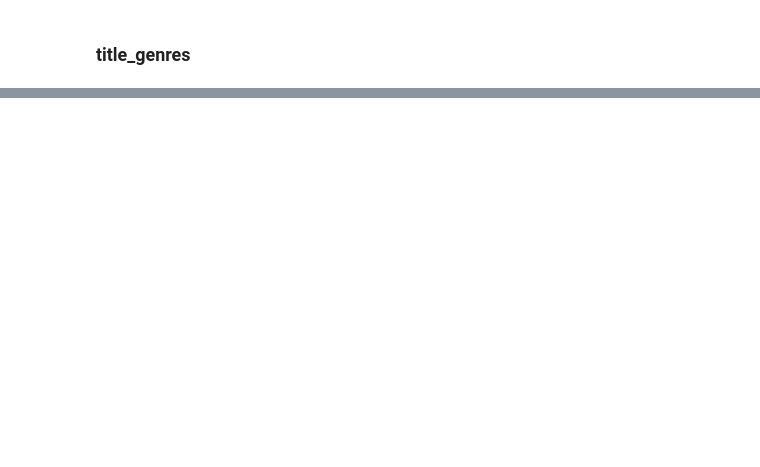
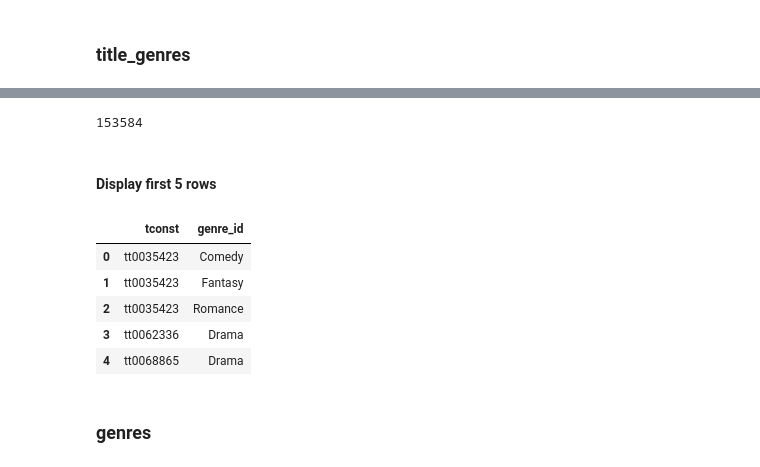
Before and after one commit to Jalicia-Harris/Box-Office-Predictions, a Jupyter notebook: IMDB Stackholder Database.ipynb, the cells around one changed output, grey strips where cells are left out. Drawn from its saved outputs; the diff is of its cells as text; code cells hidden in the pictures; blank space fills up the shorter version.

```diff
--- a/IMDB Stackholder Database.ipynb
+++ b/IMDB Stackholder Database.ipynb
@@ -396,0 +482,22 @@ engine.execute('ALTER TABLE title_ratings ADD PRIMARY KEY (`tconst`);')
+# %%
+# Save to sql with dtype and index=False
+title_genres.to_sql('title_genres', engine, dtype=df_schema, if_exists='replace', index=False)
+# %% [output]
+153584
+# %% [markdown]
+#### Display first 5 rows
+# %%
+q = """ SELECT *
+FROM title_genres
+LIMIT 5;
+"""
+pd.read_sql(q, engine)
+# %% [output]
+|  | tconst | genre_id |
+| 0 | tt0035423 | Comedy |
+| 1 | tt0035423 | Fantasy |
+| 2 | tt0035423 | Romance |
+| 3 | tt0062336 | Drama |
+| 4 | tt0068865 | Drama |
+# %% [markdown]
+### genres
```
Also changed, not shown: parts of 29 cells of this notebook.
